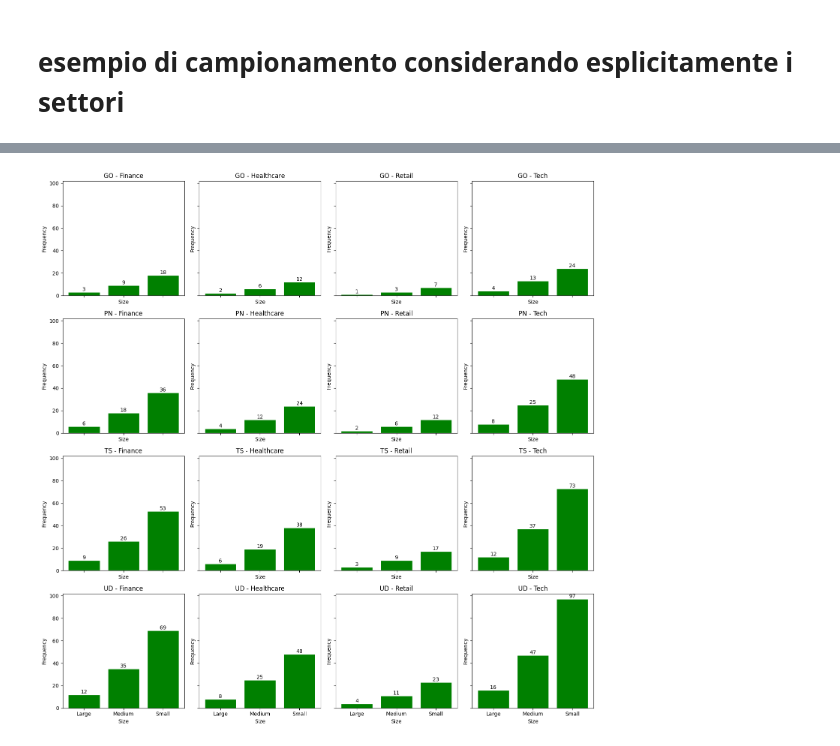
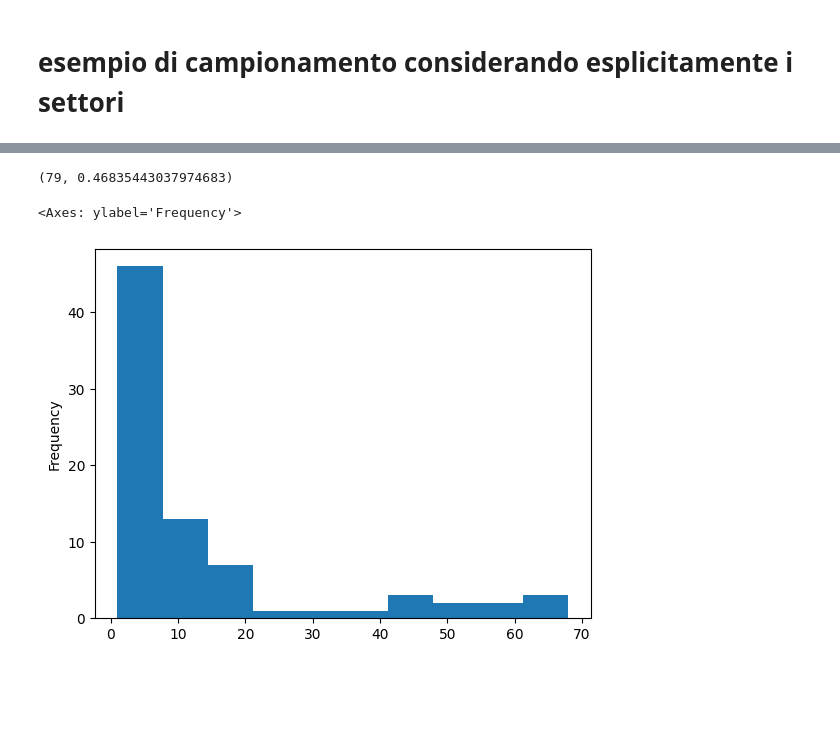
Before and after one commit to Enrico-Longato/random_sample, a Jupyter notebook: campione_imprese.ipynb, the cells around one changed output, grey strips where cells are left out. Saved outputs shown, nothing was run; the diff lists cells and outputs as text; code cells hidden in the pictures; blank space fills up the shorter version.

```diff
--- a/campione_imprese.ipynb
+++ b/campione_imprese.ipynb
@@ -191,4 +124,0 @@ plot_details_by_location_and_sector(sample1, bar_color = 'blue')
-# %%
-plot_details_by_location_and_sector(sample2, bar_color = 'green')
-# %% [output]
-[figure, removed]
@@ -194,0 +127,15 @@ plot_details_by_location_and_sector(sample2, bar_color = 'green')
+# %%
+conteggio = sample2.groupby(['DimensioneAziendale', 'Provincia', 'Filiera']).size()
+
+conteggio.to_csv('conteggio.csv')
+# %%
+piccole = (conteggio < 5).sum()
+tutte = conteggio.count()
+tutte, piccole/tutte
+# %% [output]
+(79, 0.46835443037974683)
+# %%
+conteggio.plot(kind='hist')
+# %% [output]
+<Axes: ylabel='Frequency'>
+[figure, added]
```
Also changed, not shown: parts of 13 cells of this notebook.
